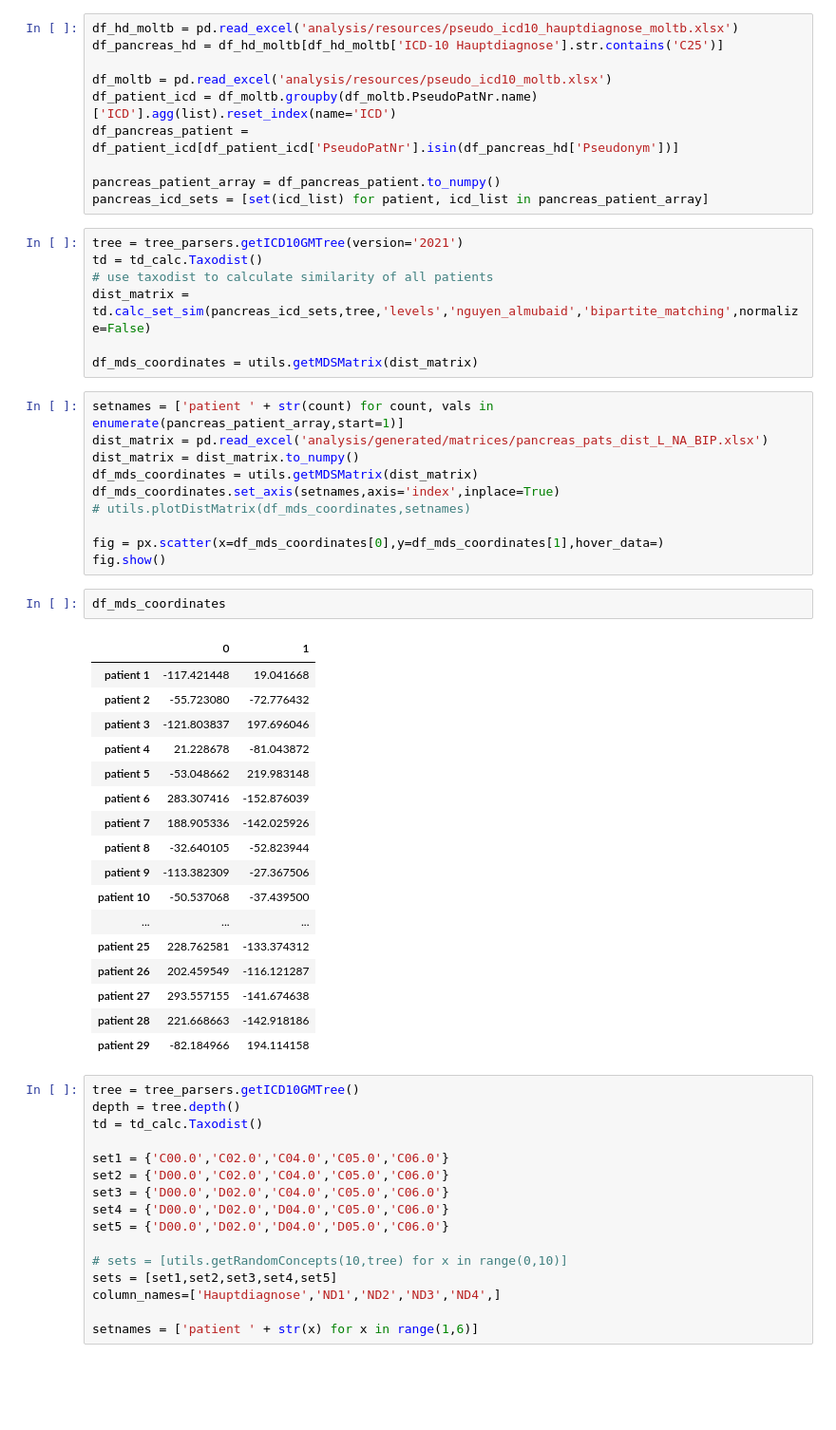
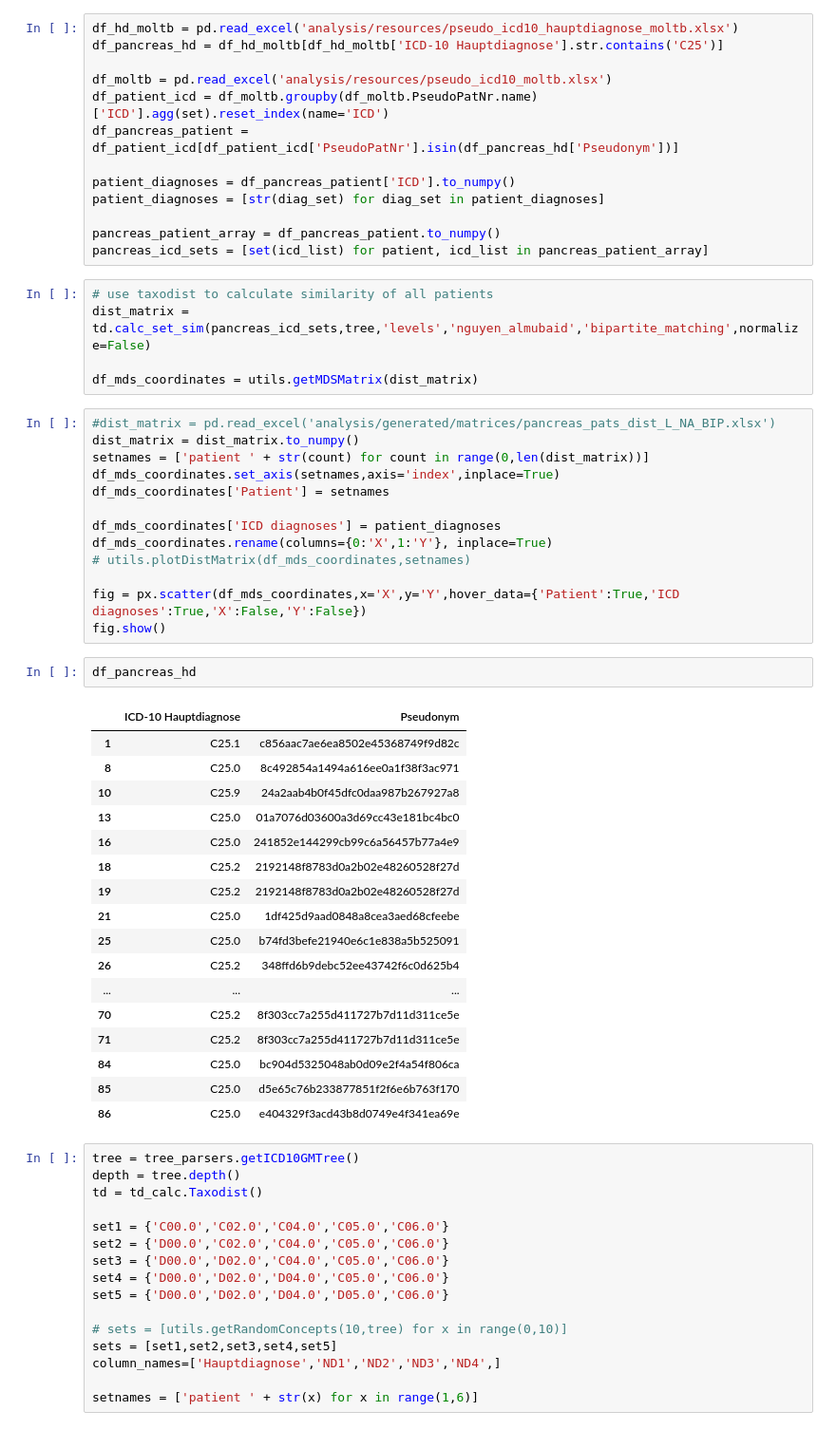
Before and after one commit to janschneida/taxodist, a Jupyter notebook: vis_tests.ipynb, the cells around one changed output. Shown: that part at 95% size. Cells and saved outputs as stored; diff of their text form; blank space fills up the shorter version.

```diff
--- a/vis_tests.ipynb
+++ b/vis_tests.ipynb
@@ -16,48 +19,52 @@ df_hd_moltb = pd.read_excel('analysis/resources/pseudo_icd10_hauptdiagnose_moltb
 df_pancreas_hd = df_hd_moltb[df_hd_moltb['ICD-10 Hauptdiagnose'].str.contains('C25')]
 
 df_moltb = pd.read_excel('analysis/resources/pseudo_icd10_moltb.xlsx')
-df_patient_icd = df_moltb.groupby(df_moltb.PseudoPatNr.name)['ICD'].agg(list).reset_index(name='ICD')
+df_patient_icd = df_moltb.groupby(df_moltb.PseudoPatNr.name)['ICD'].agg(set).reset_index(name='ICD')
 df_pancreas_patient = df_patient_icd[df_patient_icd['PseudoPatNr'].isin(df_pancreas_hd['Pseudonym'])]
+
+patient_diagnoses = df_pancreas_patient['ICD'].to_numpy()
+patient_diagnoses = [str(diag_set) for diag_set in patient_diagnoses]
 
 pancreas_patient_array = df_pancreas_patient.to_numpy()
 pancreas_icd_sets = [set(icd_list) for patient, icd_list in pancreas_patient_array]
 # %%
-tree = tree_parsers.getICD10GMTree(version='2021')
-td = td_calc.Taxodist()
 # use taxodist to calculate similarity of all patients
 dist_matrix = td.calc_set_sim(pancreas_icd_sets,tree,'levels','nguyen_almubaid','bipartite_matching',normalize=False)
 
 df_mds_coordinates = utils.getMDSMatrix(dist_matrix)
 # %%
-setnames = ['patient ' + str(count) for count, vals in enumerate(pancreas_patient_array,start=1)]
-dist_matrix = pd.read_excel('analysis/generated/matrices/pancreas_pats_dist_L_NA_BIP.xlsx')
+#dist_matrix = pd.read_excel('analysis/generated/matrices/pancreas_pats_dist_L_NA_BIP.xlsx')
 dist_matrix = dist_matrix.to_numpy()
-df_mds_coordinates = utils.getMDSMatrix(dist_matrix)
+setnames = ['patient ' + str(count) for count in range(0,len(dist_matrix))]
 df_mds_coordinates.set_axis(setnames,axis='index',inplace=True)
+df_mds_coordinates['Patient'] = setnames
+
+df_mds_coordinates['ICD diagnoses'] = patient_diagnoses
+df_mds_coordinates.rename(columns={0:'X',1:'Y'}, inplace=True)
 # utils.plotDistMatrix(df_mds_coordinates,setnames)
 
-fig = px.scatter(x=df_mds_coordinates[0],y=df_mds_coordinates[1],hover_data=)
+fig = px.scatter(df_mds_coordinates,x='X',y='Y',hover_data={'Patient':True,'ICD diagnoses':True,'X':False,'Y':False})
 fig.show()
-# %%
-df_mds_coordinates
-# %% [output]
-|  | 0 | 1 |
-| patient 1 | -117.421448 | 19.041668 |
-| patient 2 | -55.723080 | -72.776432 |
-| patient 3 | -121.803837 | 197.696046 |
-| patient 4 | 21.228678 | -81.043872 |
-| patient 5 | -53.048662 | 219.983148 |
-| patient 6 | 283.307416 | -152.876039 |
-| patient 7 | 188.905336 | -142.025926 |
-| patient 8 | -32.640105 | -52.823944 |
-| patient 9 | -113.382309 | -27.367506 |
-| patient 10 | -50.537068 | -37.439500 |
-| ... | ... | ... |
-| patient 25 | 228.762581 | -133.374312 |
-| patient 26 | 202.459549 | -116.121287 |
-| patient 27 | 293.557155 | -141.674638 |
-| patient 28 | 221.668663 | -142.918186 |
-| patient 29 | -82.184966 | 194.114158 |
+# %%
+df_pancreas_hd
+# %% [output]
+|  | ICD-10 Hauptdiagnose | Pseudonym |
+| 1 | C25.1 | c856aac7ae6ea8502e45368749f9d82c |
+| 8 | C25.0 | 8c492854a1494a616ee0a1f38f3ac971 |
+| 10 | C25.9 | 24a2aab4b0f45dfc0daa987b267927a8 |
+| 13 | C25.0 | 01a7076d03600a3d69cc43e181bc4bc0 |
+| 16 | C25.0 | 241852e144299cb99c6a56457b77a4e9 |
+| 18 | C25.2 | 2192148f8783d0a2b02e48260528f27d |
+| 19 | C25.2 | 2192148f8783d0a2b02e48260528f27d |
+| 21 | C25.0 | 1df425d9aad0848a8cea3aed68cfeebe |
+| 25 | C25.0 | b74fd3befe21940e6c1e838a5b525091 |
+| 26 | C25.2 | 348ffd6b9debc52ee43742f6c0d625b4 |
+| ... | ... | ... |
+| 70 | C25.2 | 8f303cc7a255d411727b7d11d311ce5e |
+| 71 | C25.2 | 8f303cc7a255d411727b7d11d311ce5e |
+| 84 | C25.0 | bc904d5325048ab0d09e2f4a54f806ca |
+| 85 | C25.0 | d5e65c76b233877851f2f6e6b763f170 |
+| 86 | C25.0 | e404329f3acd43b8d0749e4f341ea69e |
 # %%
 tree = tree_parsers.getICD10GMTree()
 depth = tree.depth()
```
Also changed, not shown: parts of 1 cell of this notebook.
